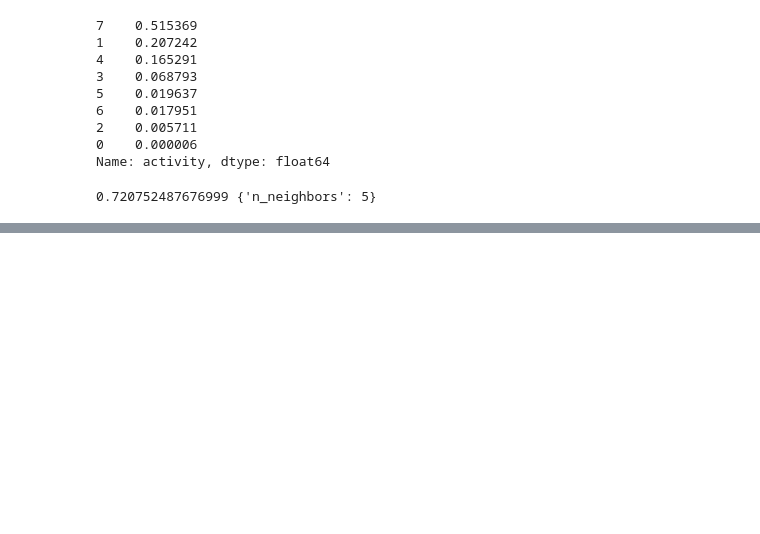
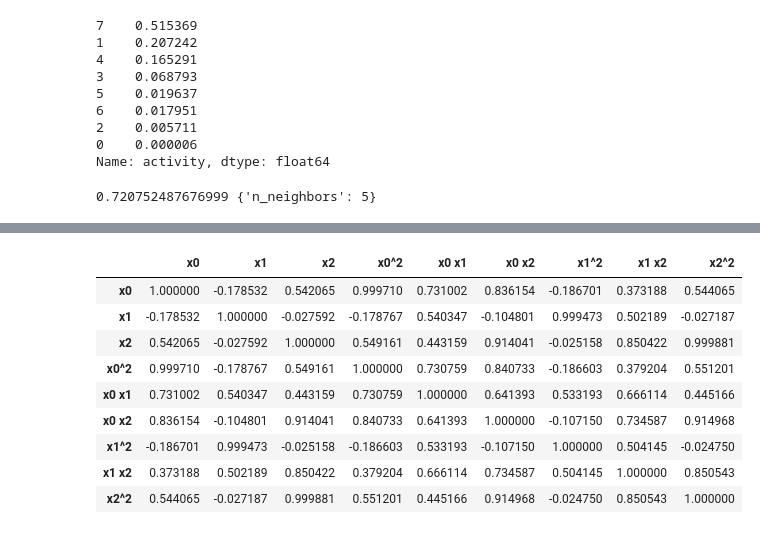
Before and after one commit to yungshun317/feature-construction, a Jupyter notebook: activity_recognition_from_single_chest_mounted_accelerometer.ipynb, the cells around one changed output, grey strips where cells are left out. Drawn from its saved outputs; the diff is of its cells as text; code cells hidden in the pictures; blank space fills up the shorter version.

```diff
--- a/activity_recognition_from_single_chest_mounted_accelerometer.ipynb
+++ b/activity_recognition_from_single_chest_mounted_accelerometer.ipynb
@@ -409,0 +446,13 @@ print(grid.best_score_, grid.best_params_)
+# %%
+pd.DataFrame(X_poly, columns=poly.get_feature_names()).corr()
+# %% [output]
+|  | x0 | x1 | x2 | x0^2 | x0 x1 | x0 x2 | x1^2 | x1 x2 | x2^2 |
+| x0 | 1.000000 | -0.178532 | 0.542065 | 0.999710 | 0.731002 | 0.836154 | -0.186701 | 0.373188 | 0.544065 |
+| x1 | -0.178532 | 1.000000 | -0.027592 | -0.178767 | 0.540347 | -0.104801 | 0.999473 | 0.502189 | -0.027187 |
+| x2 | 0.542065 | -0.027592 | 1.000000 | 0.549161 | 0.443159 | 0.914041 | -0.025158 | 0.850422 | 0.999881 |
+| x0^2 | 0.999710 | -0.178767 | 0.549161 | 1.000000 | 0.730759 | 0.840733 | -0.186603 | 0.379204 | 0.551201 |
+| x0 x1 | 0.731002 | 0.540347 | 0.443159 | 0.730759 | 1.000000 | 0.641393 | 0.533193 | 0.666114 | 0.445166 |
+| x0 x2 | 0.836154 | -0.104801 | 0.914041 | 0.840733 | 0.641393 | 1.000000 | -0.107150 | 0.734587 | 0.914968 |
+| x1^2 | -0.186701 | 0.999473 | -0.025158 | -0.186603 | 0.533193 | -0.107150 | 1.000000 | 0.504145 | -0.024750 |
+| x1 x2 | 0.373188 | 0.502189 | 0.850422 | 0.379204 | 0.666114 | 0.734587 | 0.504145 | 1.000000 | 0.850543 |
+| x2^2 | 0.544065 | -0.027187 | 0.999881 | 0.551201 | 0.445166 | 0.914968 | -0.024750 | 0.850543 | 1.000000 |
```
Also changed, not shown: parts of 14 cells of this notebook.
